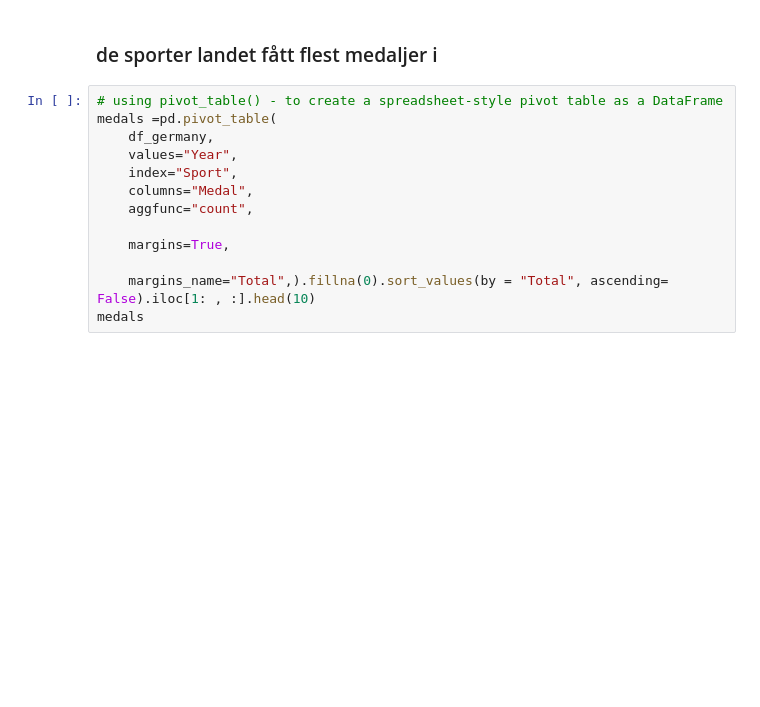
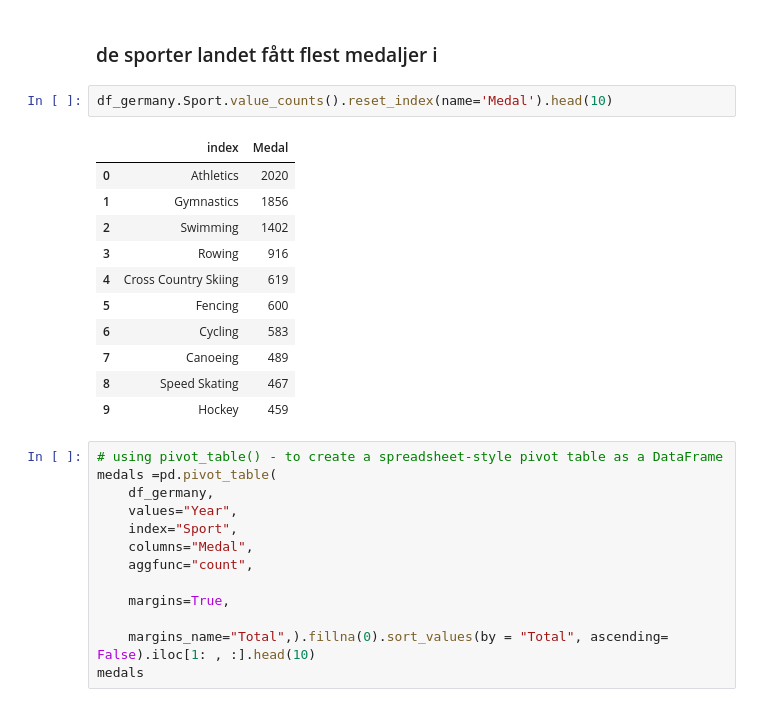
Before and after one commit to wlinds/ITHS-Projekt-OS, a Jupyter notebook: Project/Uppgift 1.ipynb, the cells around one changed output. Drawn from its saved outputs; the diff is of its cells as text; blank space fills up the shorter version.

Commit message:
medals sorting

```diff
--- a/Project/Uppgift 1.ipynb
+++ b/Project/Uppgift 1.ipynb
@@ -122,6 +122,20 @@ df_germany
 15883 rows × 10 columns
 # %% [markdown]
 ### de sporter landet fått flest medaljer i
+# %%
+df_germany.Sport.value_counts().reset_index(name='Medal').head(10)
+# %% [output]
+|  | index | Medal |
+| 0 | Athletics | 2020 |
+| 1 | Gymnastics | 1856 |
+| 2 | Swimming | 1402 |
+| 3 | Rowing | 916 |
+| 4 | Cross Country Skiing | 619 |
+| 5 | Fencing | 600 |
+| 6 | Cycling | 583 |
+| 7 | Canoeing | 489 |
+| 8 | Speed Skating | 467 |
+| 9 | Hockey | 459 |
 # %%
 # using pivot_table() - to create a spreadsheet-style pivot table as a DataFrame
 medals =pd.pivot_table(
```
